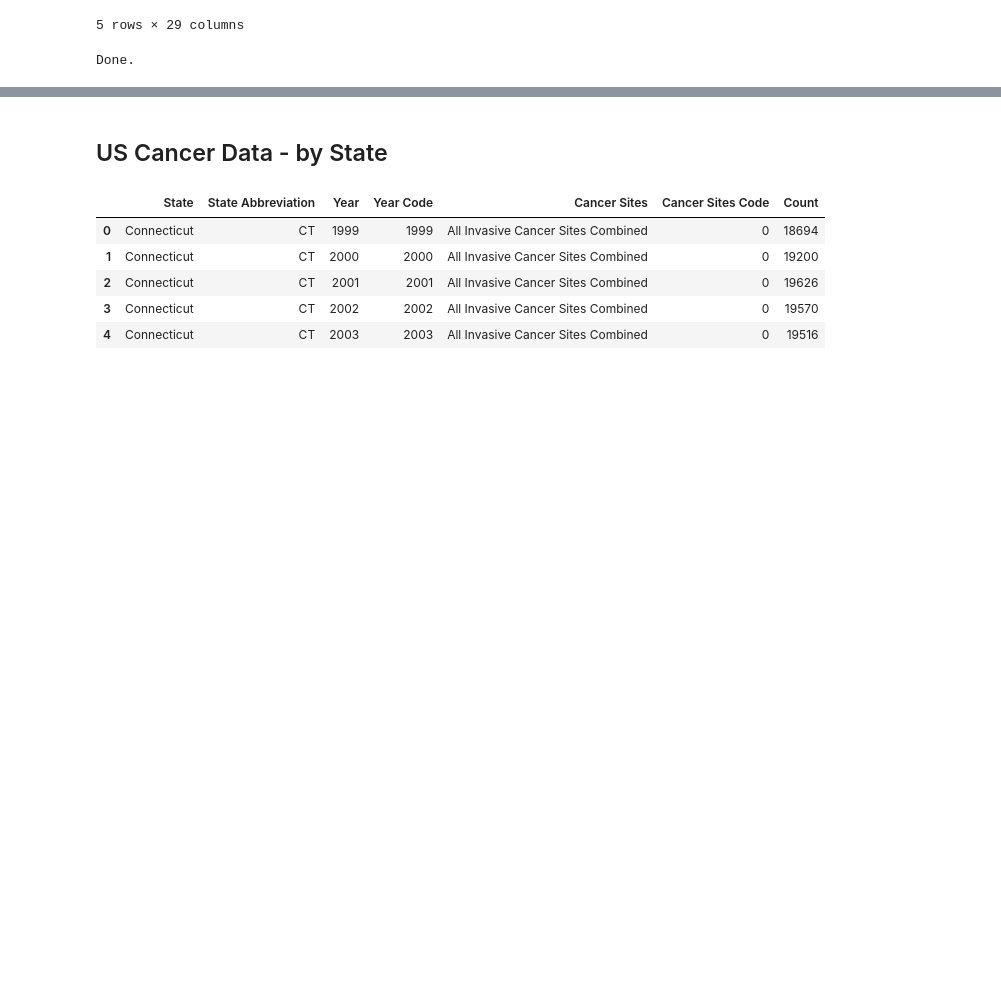
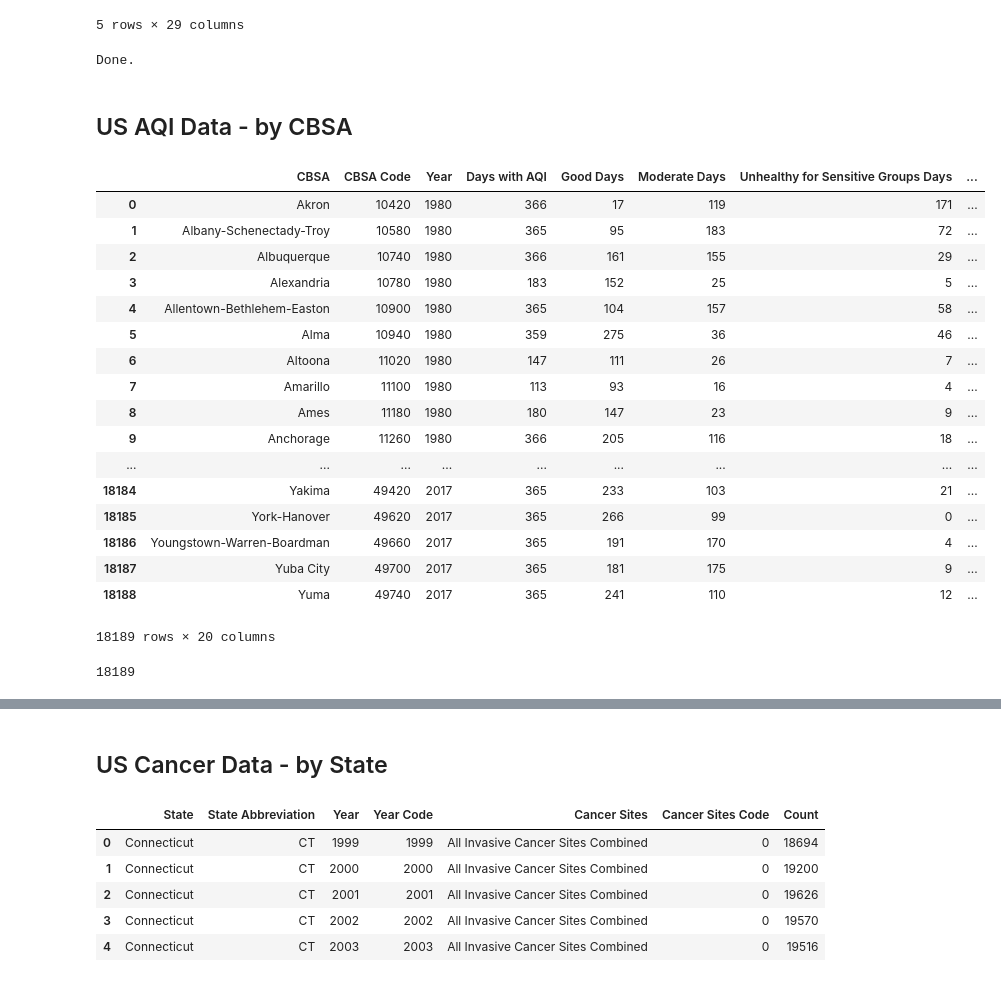
Before and after one commit to alyssflynn/project-1, a Jupyter notebook: data_cleaning.ipynb, the cells around one changed output, grey strips where cells are left out. Saved outputs shown, nothing was run; the diff lists cells and outputs as text; code cells hidden in the pictures; blank space fills up the shorter version.

Commit message:
updated clean data + data cleaning script

```diff
--- a/data_cleaning.ipynb
+++ b/data_cleaning.ipynb
@@ -94,3 +94,40 @@ county_aqi_1980_2018.to_csv("clean_data/county_aqi_1980_2018.csv")
 print('Done.')
 # %% [output]
 Done.
+# %% [markdown]
+## US AQI Data - by CBSA
+# %%
+# Read in and combine AQI data
+cbsa_aqi_df = pd.DataFrame()
+for yr in range(1980,2018):
+    aqi = pd.read_csv('raw_data/annual_aqi_by_cbsa_{}.csv'.format(yr))
+    cbsa_aqi_df = cbsa_aqi_df.append(aqi, ignore_index=True)
+
+# Parse CBSA column into city and state columns
+cbsa_aqi_df['State Abbreviation'] = cbsa_aqi_df['CBSA'].apply(lambda x: x.split(', ')[-1])
+cbsa_aqi_df['CBSA'] = cbsa_aqi_df['CBSA'].apply(lambda x: x.split(', ')[0])
+
+cbsa_aqi_df
+# %% [output]
+|  | CBSA | CBSA Code | Year | Days with AQI | Good Days | Moderate Days | Unhealthy for Sensitive Groups Days | ... |
+| 0 | Akron | 10420 | 1980 | 366 | 17 | 119 | 171 | ... |
+| 1 | Albany-Schenectady-Troy | 10580 | 1980 | 365 | 95 | 183 | 72 | ... |
+| 2 | Albuquerque | 10740 | 1980 | 366 | 161 | 155 | 29 | ... |
+| 3 | Alexandria | 10780 | 1980 | 183 | 152 | 25 | 5 | ... |
+| 4 | Allentown-Bethlehem-Easton | 10900 | 1980 | 365 | 104 | 157 | 58 | ... |
+| 5 | Alma | 10940 | 1980 | 359 | 275 | 36 | 46 | ... |
+| 6 | Altoona | 11020 | 1980 | 147 | 111 | 26 | 7 | ... |
+| 7 | Amarillo | 11100 | 1980 | 113 | 93 | 16 | 4 | ... |
+| 8 | Ames | 11180 | 1980 | 180 | 147 | 23 | 9 | ... |
+| 9 | Anchorage | 11260 | 1980 | 366 | 205 | 116 | 18 | ... |
+| ... | ... | ... | ... | ... | ... | ... | ... | ... |
+| 18184 | Yakima | 49420 | 2017 | 365 | 233 | 103 | 21 | ... |
+| 18185 | York-Hanover | 49620 | 2017 | 365 | 266 | 99 | 0 | ... |
+| 18186 | Youngstown-Warren-Boardman | 49660 | 2017 | 365 | 191 | 170 | 4 | ... |
+| 18187 | Yuba City | 49700 | 2017 | 365 | 181 | 175 | 9 | ... |
+| 18188 | Yuma | 49740 | 2017 | 365 | 241 | 110 | 12 | ... |
+18189 rows × 20 columns
+# %%
+len(cbsa_aqi_df)
+# %% [output]
+18189
```
Also changed, not shown: parts of 5 cells of this notebook, 3 other files.
